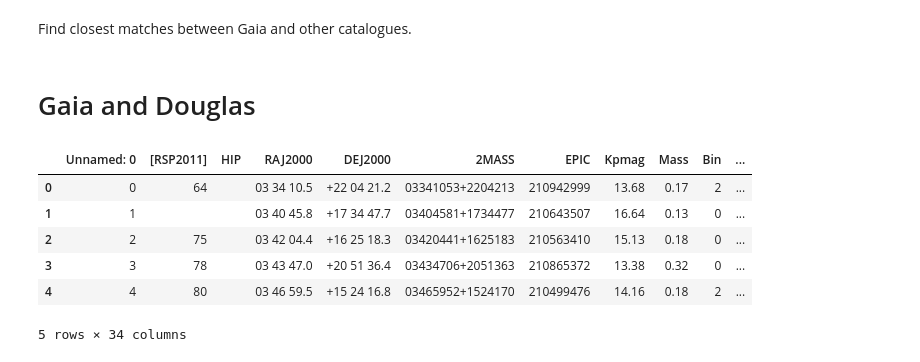
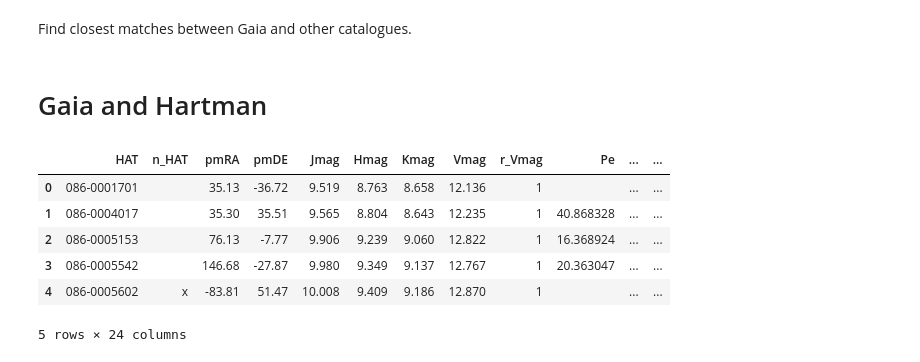
Before and after one commit to RuthAngus/stardate, a Jupyter notebook: code/Hyades.ipynb, the cells around one changed output. Cells and saved outputs as stored; diff of their text form; code cells hidden in the pictures.

```diff
--- a/code/Hyades.ipynb
+++ b/code/Hyades.ipynb
@@ -146,15 +124,15 @@ distance, closest_ra, closest_dec, m = find_min_dist(hg.RA_ICRS, hg.DE_ICRS, dou
 # %% [markdown]
-# Gaia and Douglas
+# Gaia and Hartman
 # %%
-douglas.head()
+hartman.head()
 # %% [output]
-|  | Unnamed: 0 | [RSP2011] | HIP | RAJ2000 | DEJ2000 | 2MASS | EPIC | Kpmag | Mass | Bin | ... |
-| 0 | 0 | 64 |  | 03 34 10.5 | +22 04 21.2 | 03341053+2204213 | 210942999 | 13.68 | 0.17 | 2 | ... |
-| 1 | 1 |  |  | 03 40 45.8 | +17 34 47.7 | 03404581+1734477 | 210643507 | 16.64 | 0.13 | 0 | ... |
-| 2 | 2 | 75 |  | 03 42 04.4 | +16 25 18.3 | 03420441+1625183 | 210563410 | 15.13 | 0.18 | 0 | ... |
-| 3 | 3 | 78 |  | 03 43 47.0 | +20 51 36.4 | 03434706+2051363 | 210865372 | 13.38 | 0.32 | 0 | ... |
-| 4 | 4 | 80 |  | 03 46 59.5 | +15 24 16.8 | 03465952+1524170 | 210499476 | 14.16 | 0.18 | 2 | ... |
+|  | HAT | n_HAT | pmRA | pmDE | Jmag | Hmag | Kmag | Vmag | r_Vmag | Pe | ... | ... |
+| 0 | 086-0001701 |  | 35.13 | -36.72 | 9.519 | 8.763 | 8.658 | 12.136 | 1 |  | ... | ... |
+| 1 | 086-0004017 |  | 35.30 | 35.51 | 9.565 | 8.804 | 8.643 | 12.235 | 1 | 40.868328 | ... | ... |
+| 2 | 086-0005153 |  | 76.13 | -7.77 | 9.906 | 9.239 | 9.060 | 12.822 | 1 | 16.368924 | ... | ... |
+| 3 | 086-0005542 |  | 146.68 | -27.87 | 9.980 | 9.349 | 9.137 | 12.767 | 1 | 20.363047 | ... | ... |
+| 4 | 086-0005602 | x | -83.81 | 51.47 | 10.008 | 9.409 | 9.186 | 12.870 | 1 |  | ... | ... |
-5 rows × 34 columns
+5 rows × 24 columns
 # %%
 f = .3
 width, height = (max(hg.RA_ICRS) - min(hg.RA_ICRS)), (max(hg.DE_ICRS) - min(hg.DE_ICRS))
```
Also changed, not shown: parts of 27 cells of this notebook.
